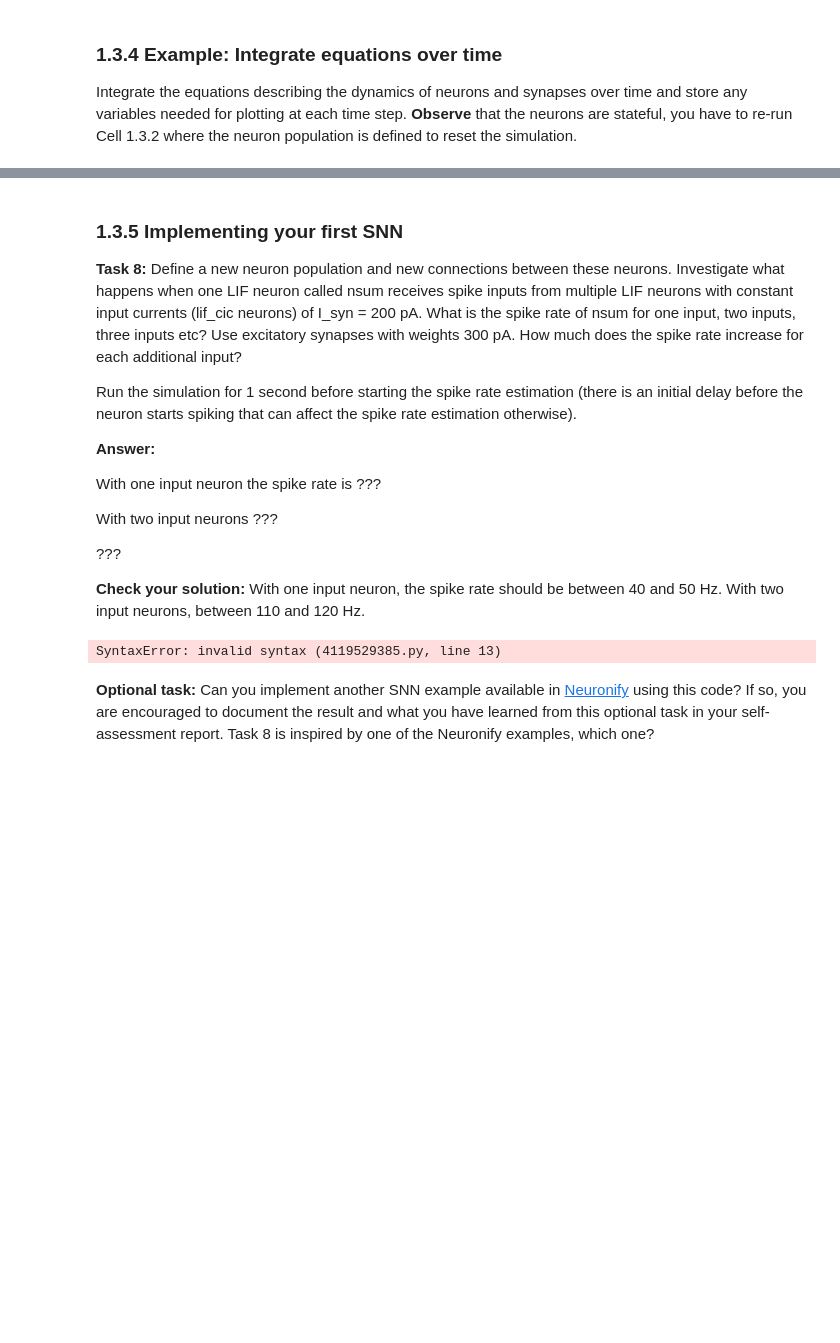
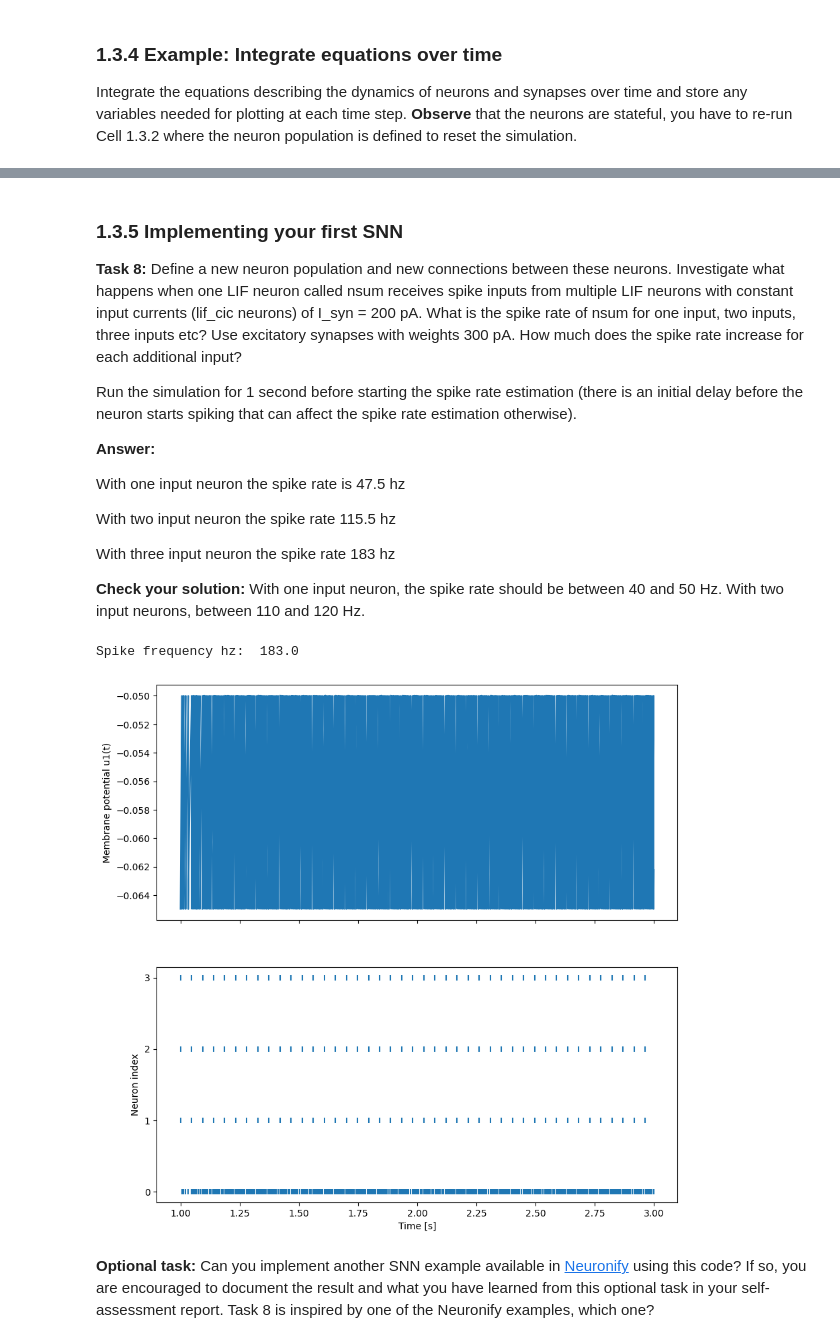
Before and after one commit to Jovali99/D7046E---Neural-Networks, a Jupyter notebook: SNN Excercise 1/SNN-Exercise-1.ipynb, the cells around one changed output, grey strips where cells are left out. Drawn from its saved outputs; the diff is of its cells as text; code cells hidden in the pictures; blank space fills up the shorter version.

```diff
--- a/SNN Excercise 1/SNN-Exercise-1.ipynb
+++ b/SNN Excercise 1/SNN-Exercise-1.ipynb
@@ -376,28 +388,10 @@ Run the simulation for 1 second before starting the spike rate estimation (there
 
 **Answer:**
 
-With one input neuron the spike rate is ???
+With one input neuron the spike rate is 47.5 hz
 
-With two input neurons ???
+With two input neuron the spike rate 115.5 hz
 
-???
+With three input neuron the spike rate 183 hz
 
 **Check your solution:** With one input neuron, the spike rate should be between 40 and 50 Hz. With two input neurons, between 110 and 120 Hz.
-# %%
-# Code for Task 8
-
-in1 = lif_cic_neuron(200e-12);
-in2 = lif_cic_neuron(200e-12);
-...
-
-nsum = lif_neuron(5);
-nsum['w_syn'][0] = 300e-12
-...
-
-neurons = [nsum, in1, ...
-
-connections = ...
-
-...
-# %% [output]
-SyntaxError: invalid syntax (4119529385.py, line 13)
@@ -404,3 +421,48 @@ SyntaxError: invalid syntax (4119529385.py, line 13)
+# %%
+t = 0
+time = 3
+
+dt = 1e-5
+
+t0 = t
+tv = []
+unsum = []
+t_spike = []
+n_spike = []
+
+while t < t0+time:
+
+    # Update the network
+    spikes = snn_update(dt, t, neurons, connections)
+    # Store membrane potentials of n1 and n2 for plotting/analysis
+    if t >= 1:
+        tv.append(t)
+        unsum.append(nsum['u'])
+
+    # Store spikes needed for plotting/analysis
+    if len(spikes)>0 and t >= 1:
+        for s in spikes:
+            t_spike.append(t)
+            n_spike.append(s)
+
+    # Timestep completed
+    t += dt
+
+nsumSpike = 0
+for i in range(len(n_spike)):
+    if n_spike[i] == 0:
+        nsumSpike += 1
+
+
+print("Spike frequency hz: ", nsumSpike/(time-1))    # Spike frequency in hz
+
+plt.rcParams['figure.figsize'] = [10, 10]
+fig,(ax1,ax3) = plt.subplots(2,1, sharex=True)
+ax1.plot(tv,unsum); ax1.set_ylabel('Membrane potential u1(t)')
+rasterplot(ax3, t_spike, n_spike,'Time [s]','Neuron index')
+# %% [output]
+Spike frequency hz:  183.0
+[figure, added]
 # %% [markdown]
 **Optional task:** Can you implement another SNN example available in [Neuronify](https://ovilab.net/neuronify/) using this code? If so, you are encouraged to document the result and what you have learned from this optional task in your self-assessment report. Task 8 is inspired by one of the Neuronify examples, which one?
 # %%
```
Also changed, not shown: parts of 14 cells of this notebook, 3 other files.
